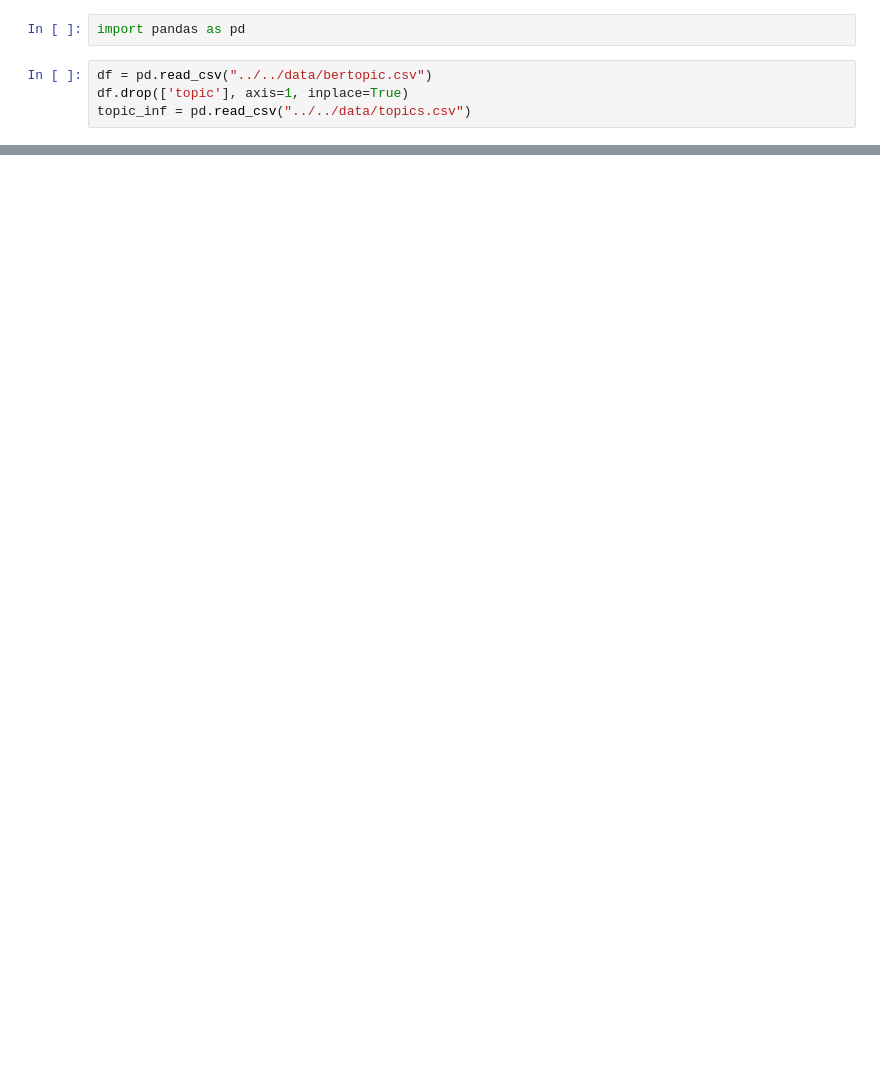
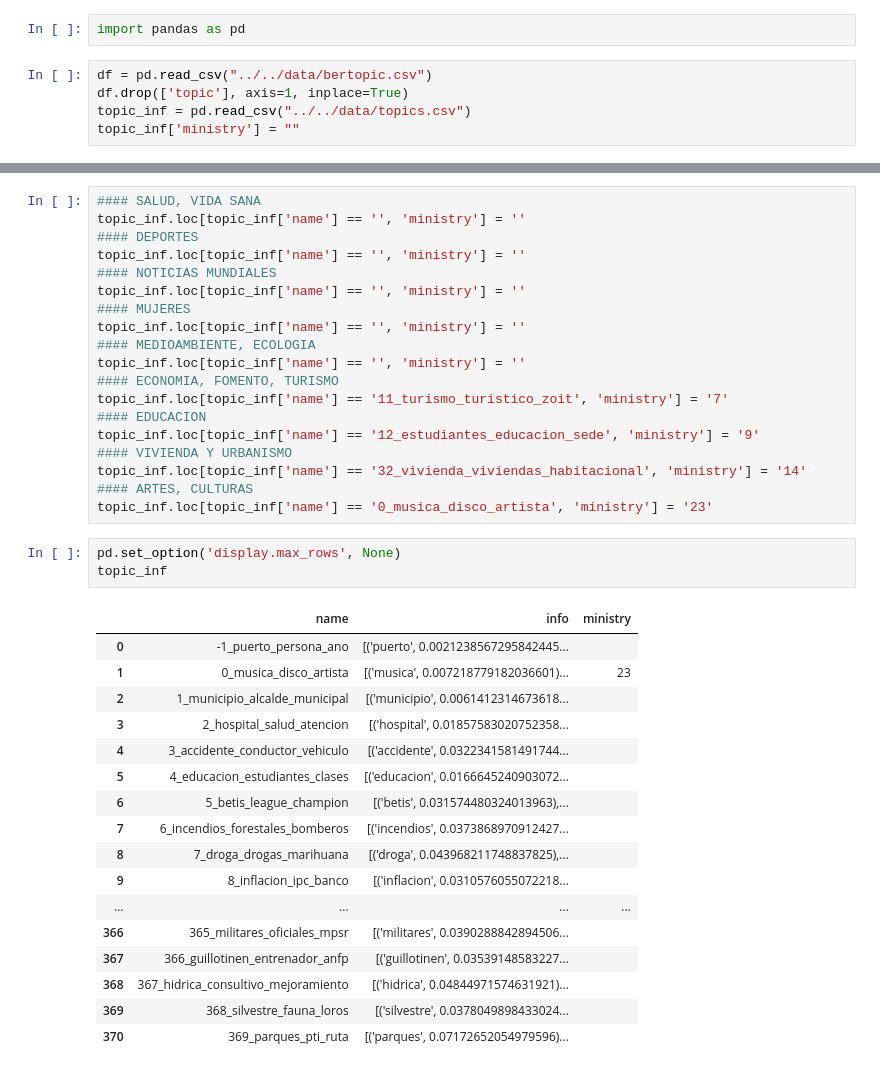
Before and after one commit to recmera/transformers-news-analysis, a Jupyter notebook: notebooks/2.classification/data_labeling.ipynb, the cells around one changed output, grey strips where cells are left out. Cells and saved outputs as stored; diff of their text form; blank space fills up the shorter version.

```diff
--- a/notebooks/2.classification/data_labeling.ipynb
+++ b/notebooks/2.classification/data_labeling.ipynb
@@ -4,6 +4,7 @@ import pandas as pd
 df = pd.read_csv("../../data/bertopic.csv")
 df.drop(['topic'], axis=1, inplace=True)
 topic_inf = pd.read_csv("../../data/topics.csv")
+topic_inf['ministry'] = ""
 # %%
 df.head(4)
 # %% [output]
@@ -35,0 +49,40 @@ array([[<AxesSubplot:title={'center':'topic'}>]], dtype=object)
+# %%
+#### SALUD, VIDA SANA
+topic_inf.loc[topic_inf['name'] == '', 'ministry'] = ''
+#### DEPORTES
+topic_inf.loc[topic_inf['name'] == '', 'ministry'] = ''
+#### NOTICIAS MUNDIALES
+topic_inf.loc[topic_inf['name'] == '', 'ministry'] = ''
+#### MUJERES
+topic_inf.loc[topic_inf['name'] == '', 'ministry'] = ''
+#### MEDIOAMBIENTE, ECOLOGIA
+topic_inf.loc[topic_inf['name'] == '', 'ministry'] = ''
+#### ECONOMIA, FOMENTO, TURISMO
+topic_inf.loc[topic_inf['name'] == '11_turismo_turistico_zoit', 'ministry'] = '7'
+#### EDUCACION
+topic_inf.loc[topic_inf['name'] == '12_estudiantes_educacion_sede', 'ministry'] = '9'
+#### VIVIENDA Y URBANISMO
+topic_inf.loc[topic_inf['name'] == '32_vivienda_viviendas_habitacional', 'ministry'] = '14'
+#### ARTES, CULTURAS
+topic_inf.loc[topic_inf['name'] == '0_musica_disco_artista', 'ministry'] = '23'
+# %%
+pd.set_option('display.max_rows', None)
+topic_inf
+# %% [output]
+|  | name | info | ministry |
+| 0 | -1_puerto_persona_ano | [('puerto', 0.0021238567295842445... |  |
+| 1 | 0_musica_disco_artista | [('musica', 0.007218779182036601)... | 23 |
+| 2 | 1_municipio_alcalde_municipal | [('municipio', 0.0061412314673618... |  |
+| 3 | 2_hospital_salud_atencion | [('hospital', 0.01857583020752358... |  |
+| 4 | 3_accidente_conductor_vehiculo | [('accidente', 0.0322341581491744... |  |
+| 5 | 4_educacion_estudiantes_clases | [('educacion', 0.0166645240903072... |  |
+| 6 | 5_betis_league_champion | [('betis', 0.031574480324013963),... |  |
+| 7 | 6_incendios_forestales_bomberos | [('incendios', 0.0373868970912427... |  |
+| 8 | 7_droga_drogas_marihuana | [('droga', 0.043968211748837825),... |  |
+| 9 | 8_inflacion_ipc_banco | [('inflacion', 0.0310576055072218... |  |
+| ... | ... | ... | ... |
+| 366 | 365_militares_oficiales_mpsr | [('militares', 0.0390288842894506... |  |
+| 367 | 366_guillotinen_entrenador_anfp | [('guillotinen', 0.03539148583227... |  |
+| 368 | 367_hidrica_consultivo_mejoramiento | [('hidrica', 0.04844971574631921)... |  |
+| 369 | 368_silvestre_fauna_loros | [('silvestre', 0.0378049898433024... |  |
+| 370 | 369_parques_pti_ruta | [('parques', 0.07172652054979596)... |  |
```
Also changed, not shown: parts of 3 cells of this notebook.
